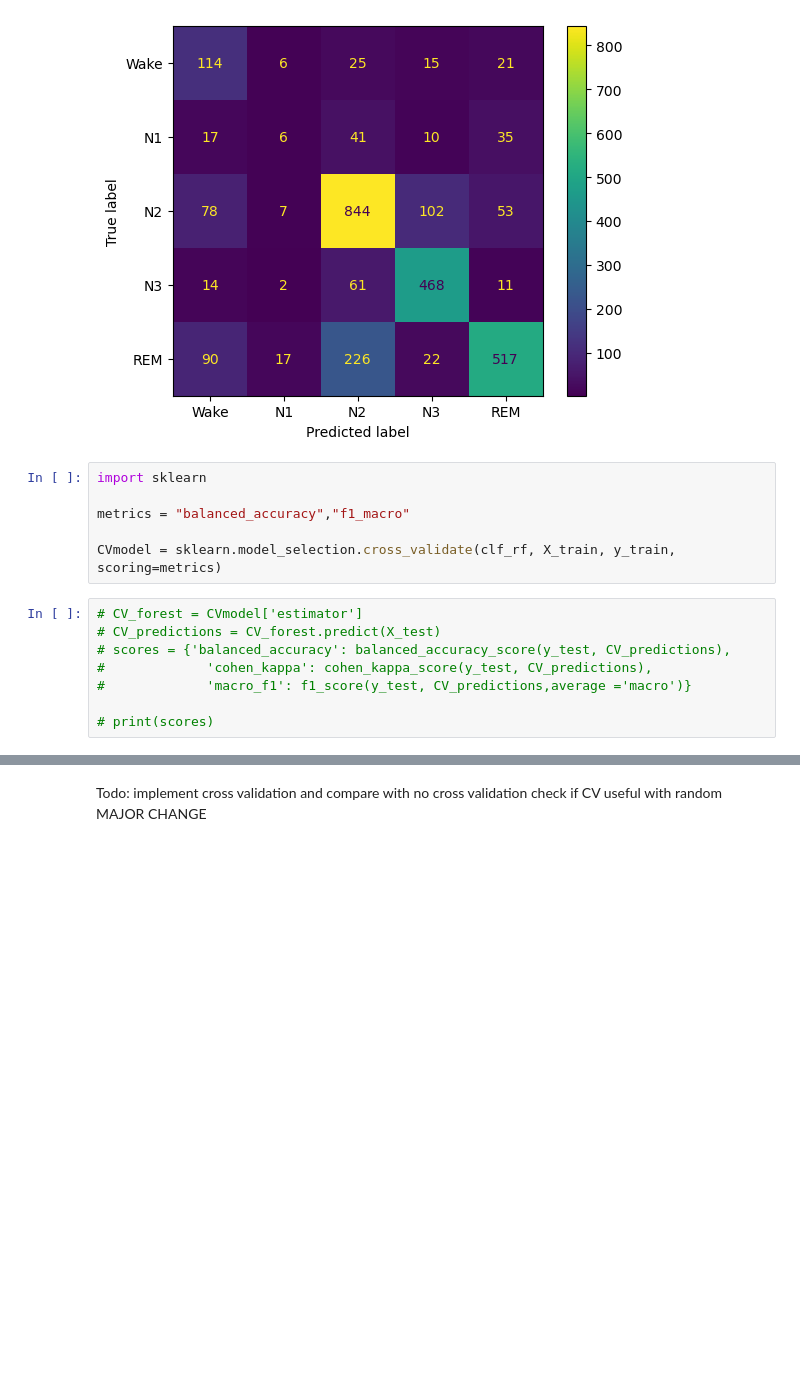
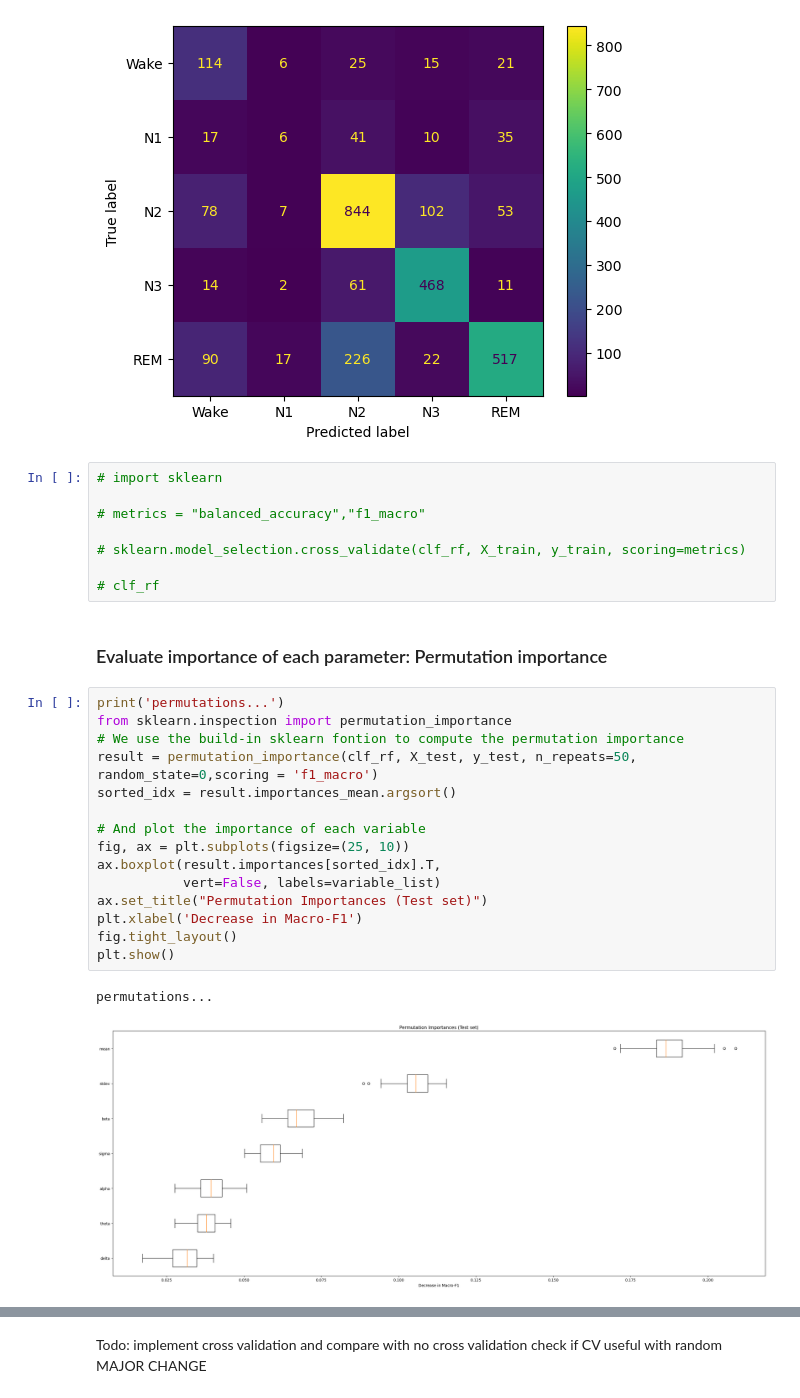
Before and after one commit to melinatonine/Kaggle_Gillig_Scopin, a Jupyter notebook: Kaggle_Gillig_Scopin.ipynb, the cells around one changed output, grey strips where cells are left out. Cells and saved outputs as stored; diff of their text form; blank space fills up the shorter version.

Commit message:
added permutation importance evaluation

```diff
--- a/Kaggle_Gillig_Scopin.ipynb
+++ b/Kaggle_Gillig_Scopin.ipynb
@@ -253,16 +268,30 @@ training...
 {'balanced_accuracy': 0.5796188877286113, 'cohen_kappa': 0.5727639249992627, 'macro_f1': 0.5532746768743922}
 [figure]
 # %%
-import sklearn
+# import sklearn
 
-metrics = "balanced_accuracy","f1_macro"
+# metrics = "balanced_accuracy","f1_macro"
 
-CVmodel = sklearn.model_selection.cross_validate(clf_rf, X_train, y_train, scoring=metrics)
+# sklearn.model_selection.cross_validate(clf_rf, X_train, y_train, scoring=metrics)
+
+# clf_rf
-# %%
-# CV_forest = CVmodel['estimator']
-# CV_predictions = CV_forest.predict(X_test)
-# scores = {'balanced_accuracy': balanced_accuracy_score(y_test, CV_predictions),
-#             'cohen_kappa': cohen_kappa_score(y_test, CV_predictions),
-#             'macro_f1': f1_score(y_test, CV_predictions,average ='macro')}
-
-# print(scores)
+# %% [markdown]
+### Evaluate importance of each parameter: Permutation importance
+# %%
+print('permutations...')
+from sklearn.inspection import permutation_importance
+# We use the build-in sklearn fontion to compute the permutation importance
+result = permutation_importance(clf_rf, X_test, y_test, n_repeats=50, random_state=0,scoring = 'f1_macro')
+sorted_idx = result.importances_mean.argsort()
+
+# And plot the importance of each variable
+fig, ax = plt.subplots(figsize=(25, 10))
+ax.boxplot(result.importances[sorted_idx].T,
+           vert=False, labels=variable_list)
+ax.set_title("Permutation Importances (Test set)")
+plt.xlabel('Decrease in Macro-F1')
+fig.tight_layout()
+plt.show()
+# %% [output]
+permutations...
+[figure, added]
```
Also changed, not shown: parts of 4 cells of this notebook.
